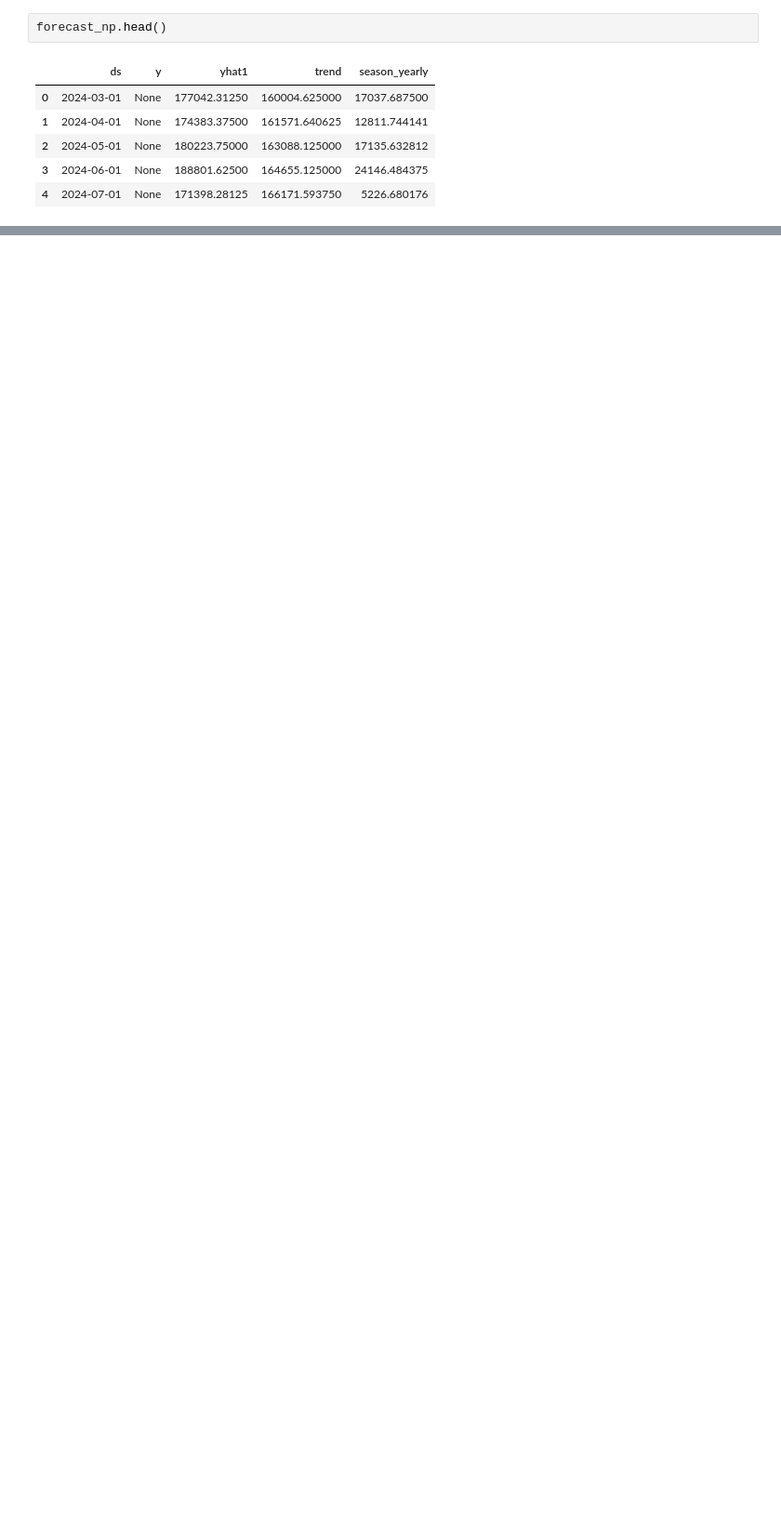
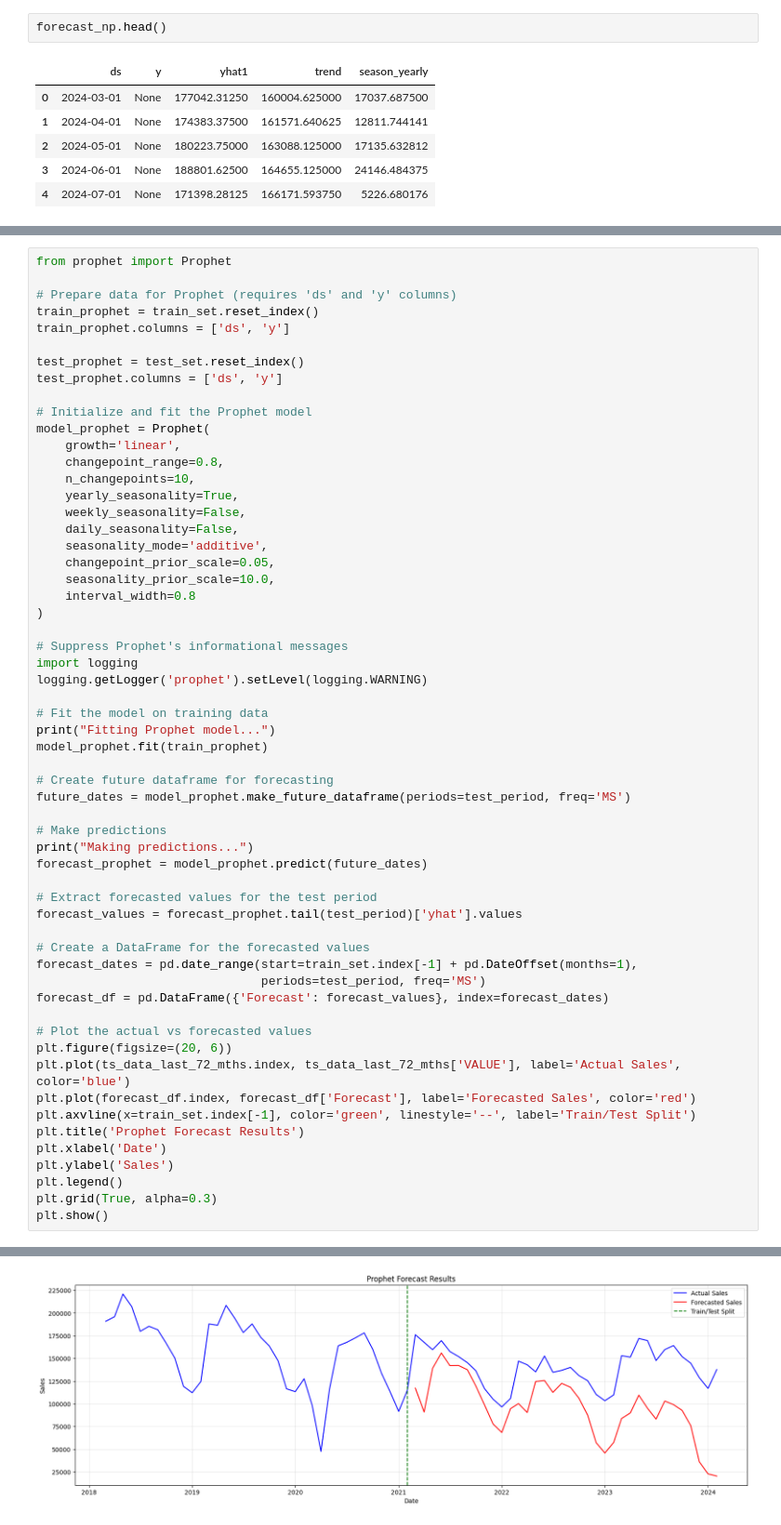
Before and after one commit to CLIUKELLY/Canadian-Car-Sales-Forecasting, a Jupyter notebook: ARIMA Forecasting.ipynb, the cells around one changed output, grey strips where cells are left out. Shown at 93% size. Drawn from its saved outputs; the diff is of its cells as text; blank space fills up the shorter version.

```diff
--- a/ARIMA Forecasting.ipynb
+++ b/ARIMA Forecasting.ipynb
@@ -382,0 +518,59 @@ forecast_np.head()
+# %%
+from prophet import Prophet
+
+# Prepare data for Prophet (requires 'ds' and 'y' columns)
+train_prophet = train_set.reset_index()
+train_prophet.columns = ['ds', 'y']
+
+test_prophet = test_set.reset_index()
+test_prophet.columns = ['ds', 'y']
+
+# Initialize and fit the Prophet model
+model_prophet = Prophet(
+    growth='linear',
+    changepoint_range=0.8,
+    n_changepoints=10,
+    yearly_seasonality=True,
+    weekly_seasonality=False,
+    daily_seasonality=False,
+    seasonality_mode='additive',
+    changepoint_prior_scale=0.05,
+    seasonality_prior_scale=10.0,
+    interval_width=0.8
+)
+
+# Suppress Prophet's informational messages
+import logging
+logging.getLogger('prophet').setLevel(logging.WARNING)
+
+# Fit the model on training data
+print("Fitting Prophet model...")
+model_prophet.fit(train_prophet)
+
+# Create future dataframe for forecasting
+future_dates = model_prophet.make_future_dataframe(periods=test_period, freq='MS')
+
+# Make predictions
+print("Making predictions...")
+forecast_prophet = model_prophet.predict(future_dates)
+
+# Extract forecasted values for the test period
+forecast_values = forecast_prophet.tail(test_period)['yhat'].values
+
+# Create a DataFrame for the forecasted values
+forecast_dates = pd.date_range(start=train_set.index[-1] + pd.DateOffset(months=1),
+                               periods=test_period, freq='MS')
+forecast_df = pd.DataFrame({'Forecast': forecast_values}, index=forecast_dates)
+
+# Plot the actual vs forecasted values
+plt.figure(figsize=(20, 6))
+plt.plot(ts_data_last_72_mths.index, ts_data_last_72_mths['VALUE'], label='Actual Sales', color='blue')
+plt.plot(forecast_df.index, forecast_df['Forecast'], label='Forecasted Sales', color='red')
+plt.axvline(x=train_set.index[-1], color='green', linestyle='--', label='Train/Test Split')
+plt.title('Prophet Forecast Results')
+plt.xlabel('Date')
+plt.ylabel('Sales')
+plt.legend()
+plt.grid(True, alpha=0.3)
+plt.show()
+# %% [output]
@@ -382,0 +581 @@ forecast_np.head()
+[figure, added]
```
Also changed, not shown: parts of 17 cells of this notebook, 13 other files.
